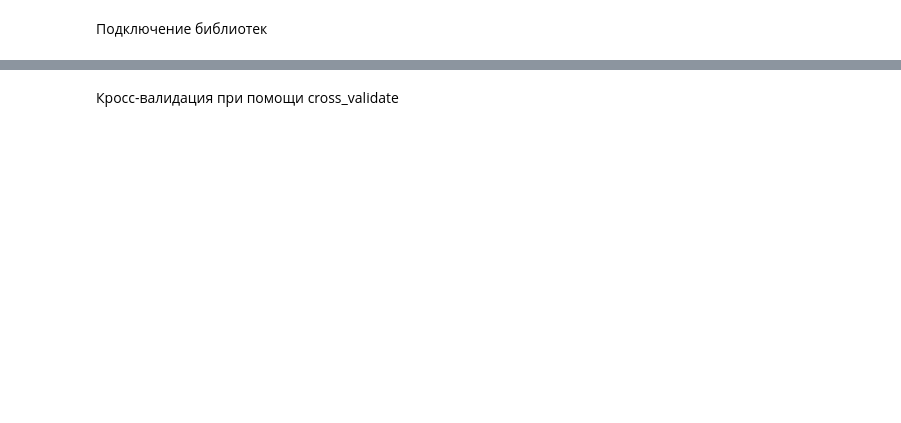
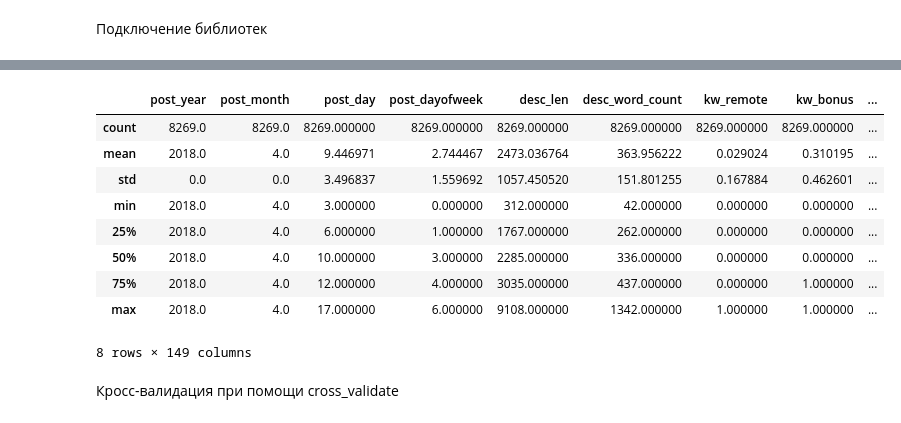
Before and after one commit to DenisShulyak/MachineLearning.JobPostingsinEurope, a Jupyter notebook: 2. Cross validation.ipynb, the cells around one changed output, grey strips where cells are left out. Drawn from its saved outputs; the diff is of its cells as text; code cells hidden in the pictures; blank space fills up the shorter version.

```diff
--- a/2. Cross validation.ipynb
+++ b/2. Cross validation.ipynb
@@ -14,3 +31,16 @@ df = df.fillna(0)
+# %%
+df.describe()
+# %% [output]
+|  | post_year | post_month | post_day | post_dayofweek | desc_len | desc_word_count | kw_remote | kw_bonus | ... |
+| count | 8269.0 | 8269.0 | 8269.000000 | 8269.000000 | 8269.000000 | 8269.000000 | 8269.000000 | 8269.000000 | ... |
+| mean | 2018.0 | 4.0 | 9.446971 | 2.744467 | 2473.036764 | 363.956222 | 0.029024 | 0.310195 | ... |
+| std | 0.0 | 0.0 | 3.496837 | 1.559692 | 1057.450520 | 151.801255 | 0.167884 | 0.462601 | ... |
+| min | 2018.0 | 4.0 | 3.000000 | 0.000000 | 312.000000 | 42.000000 | 0.000000 | 0.000000 | ... |
+| 25% | 2018.0 | 4.0 | 6.000000 | 1.000000 | 1767.000000 | 262.000000 | 0.000000 | 0.000000 | ... |
+| 50% | 2018.0 | 4.0 | 10.000000 | 3.000000 | 2285.000000 | 336.000000 | 0.000000 | 0.000000 | ... |
+| 75% | 2018.0 | 4.0 | 12.000000 | 4.000000 | 3035.000000 | 437.000000 | 0.000000 | 1.000000 | ... |
+| max | 2018.0 | 4.0 | 17.000000 | 6.000000 | 9108.000000 | 1342.000000 | 1.000000 | 1.000000 | ... |
+8 rows × 149 columns
 # %% [markdown]
 Кросс-валидация при помощи cross_validate
 # %%
```
Also changed, not shown: parts of 31 cells of this notebook.
